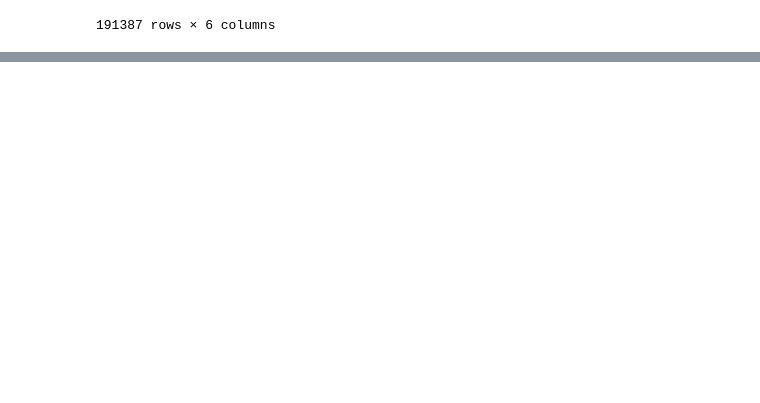
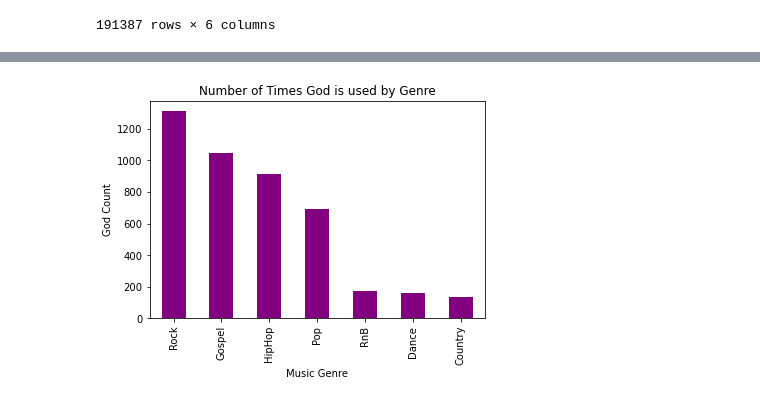
Before and after one commit to AnthonyRoccoFrank/Project-2, a Jupyter notebook: songs.ipynb, the cells around one changed output, grey strips where cells are left out. Saved outputs shown, nothing was run; the diff lists cells and outputs as text; code cells hidden in the pictures; blank space fills up the shorter version.

```diff
--- a/songs.ipynb
+++ b/songs.ipynb
@@ -160,0 +225,16 @@ english_songs['Lyric'].str.contains('shit').sum()
+# %%
+pop_god = pop['Lyric'].str.contains(' god | dios | deus ').sum()
+hiphop_god = hiphop['Lyric'].str.contains(' god | dios | deus ').sum()
+rock_god = rock['Lyric'].str.contains(' god | dios | deus ').sum()
+gospel_god = gospel['Lyric'].str.contains(' god | dios | deus ').sum()
+RnB_god = RnB['Lyric'].str.contains(' god | dios | deus ').sum()
+country_god = country['Lyric'].str.contains(' god | dios | deus ').sum()
+dance_god = dance['Lyric'].str.contains(' god | dios | deus ').sum()
+# %%
+god_counts = pd.DataFrame(
+    {"Genre":["Pop", "HipHop", "Rock", "Gospel", "RnB", "Country", "Dance"],
+        "Count":[pop_god, hiphop_god, rock_god, gospel_god, RnB_god, country_god, dance_god]
+     })
+god_counts.set_index("Genre",drop=True,inplace=True)
+god_counts = god_counts.sort_values(by="Count", ascending=False)
+god_counts
@@ -160,0 +251,11 @@ english_songs['Lyric'].str.contains('shit').sum()
+# %%
+god_counts.plot(kind = 'bar',
+                                xlabel="Music Genre",
+                                ylabel="God Count",
+                                legend=False,
+                                use_index=True,
+                                color='purple')
+plot.title("Number of Times God is used by Genre")
+plot.show()
+# %% [output]
+[figure, added]
```
Also changed, not shown: parts of 10 cells of this notebook.
